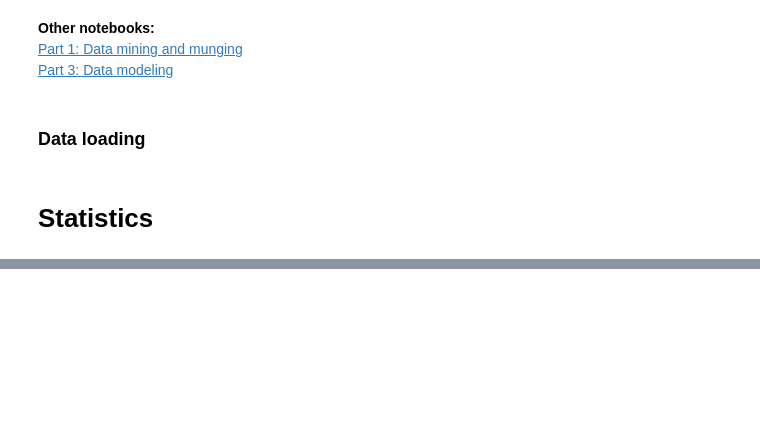
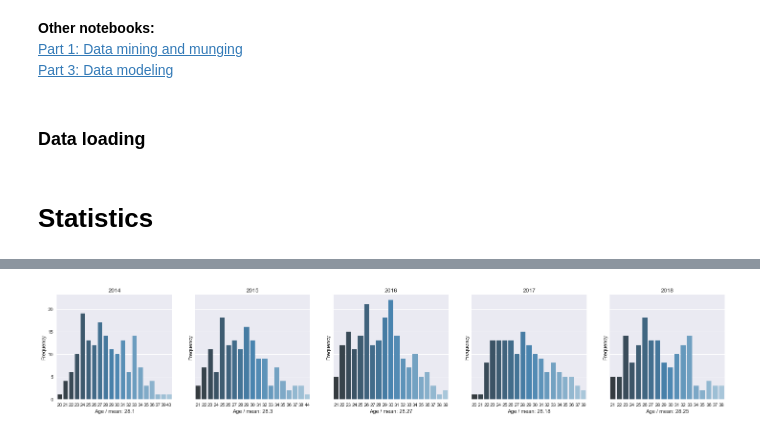
Before and after one commit to norbertstrzelecki/tour_de_pologne_top10, a Jupyter notebook: tdp_2_3_data_statistics_visualization.ipynb, the cells around one changed output, grey strips where cells are left out. Cells and saved outputs as stored; diff of their text form; code cells hidden in the pictures; blank space fills up the shorter version.

```diff
--- a/tdp_2_3_data_statistics_visualization.ipynb
+++ b/tdp_2_3_data_statistics_visualization.ipynb
@@ -59,0 +76,14 @@ biker_class.describe(include='object')
+# %%
+# Age distribution through tour years
+i = 0
+fig, ax = plt.subplots(1,5, figsize=(25,4), sharey=True)
+for year in range(2014,2019):
+    sns.countplot(x="age", data=stage_results[stage_results.year == year][['name','age']].drop_duplicates(),
+                  palette="Blues_d", orient='h', ax=ax[i])
+    ax[i].set_title(year)
+    ax[i].set_xlabel('Age / mean: %s' % round(stage_results[stage_results.year == year][['name','age']]\
+                                              .drop_duplicates()['age'].mean(), 2))
+    ax[i].set_ylabel('Frequency')
+    i += 1
+# %% [output]
+[figure, added]
```
Also changed, not shown: parts of 9 cells of this notebook, 4 other files.
